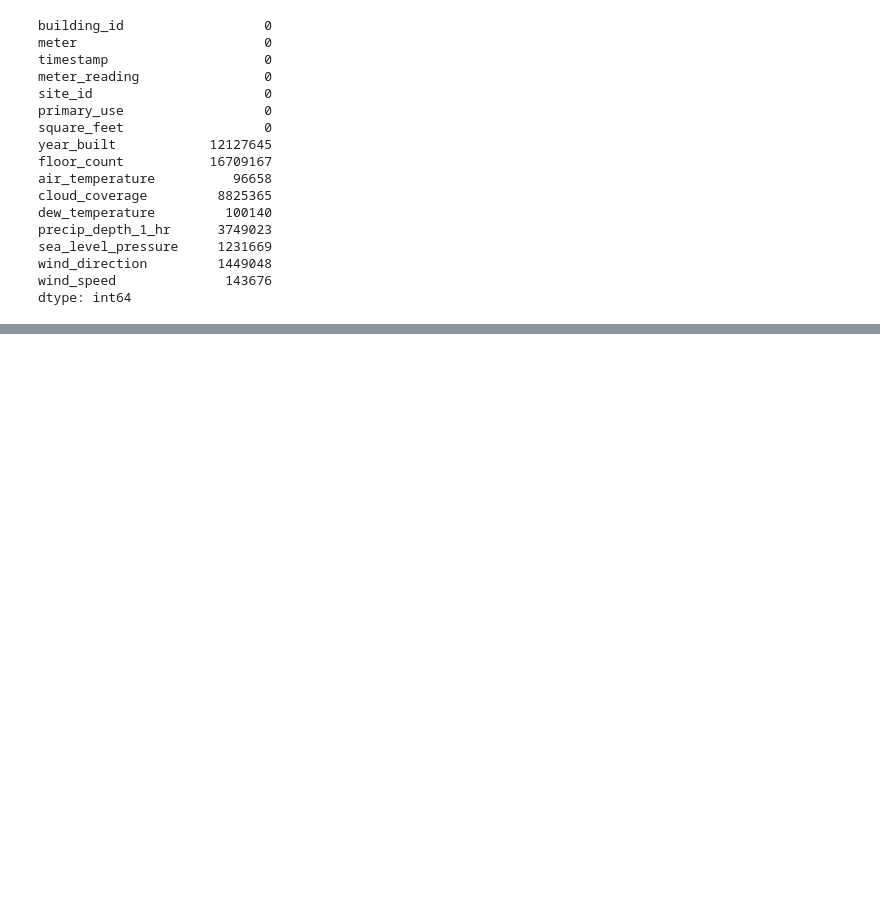
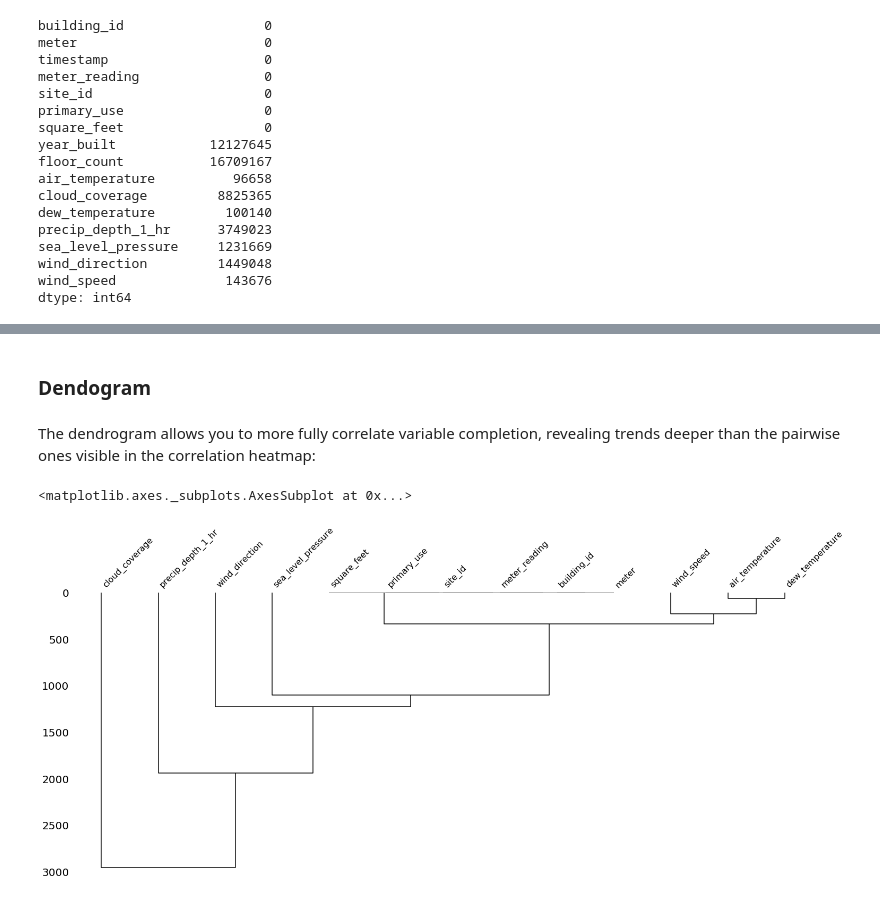
Before and after one commit to Lehcar/cmpe-188-project, a Jupyter notebook: ASHRAE_energy_predictor_competition.ipynb, the cells around one changed output, grey strips where cells are left out. Saved outputs shown, nothing was run; the diff lists cells and outputs as text; code cells hidden in the pictures; blank space fills up the shorter version.

```diff
--- a/ASHRAE_energy_predictor_competition.ipynb
+++ b/ASHRAE_energy_predictor_competition.ipynb
@@ -100,0 +218,9 @@ msno.matrix(train.head(20000))
+# %% [markdown]
+### Dendogram
+# %% [markdown]
+The dendrogram allows you to more fully correlate variable completion, revealing trends deeper than the pairwise ones visible in the correlation heatmap:
+# %%
+msno.dendrogram(train2)
+# %% [output]
+<matplotlib.axes._subplots.AxesSubplot at 0x...>
+[figure, added]
```
Also changed, not shown: parts of 30 cells of this notebook.
